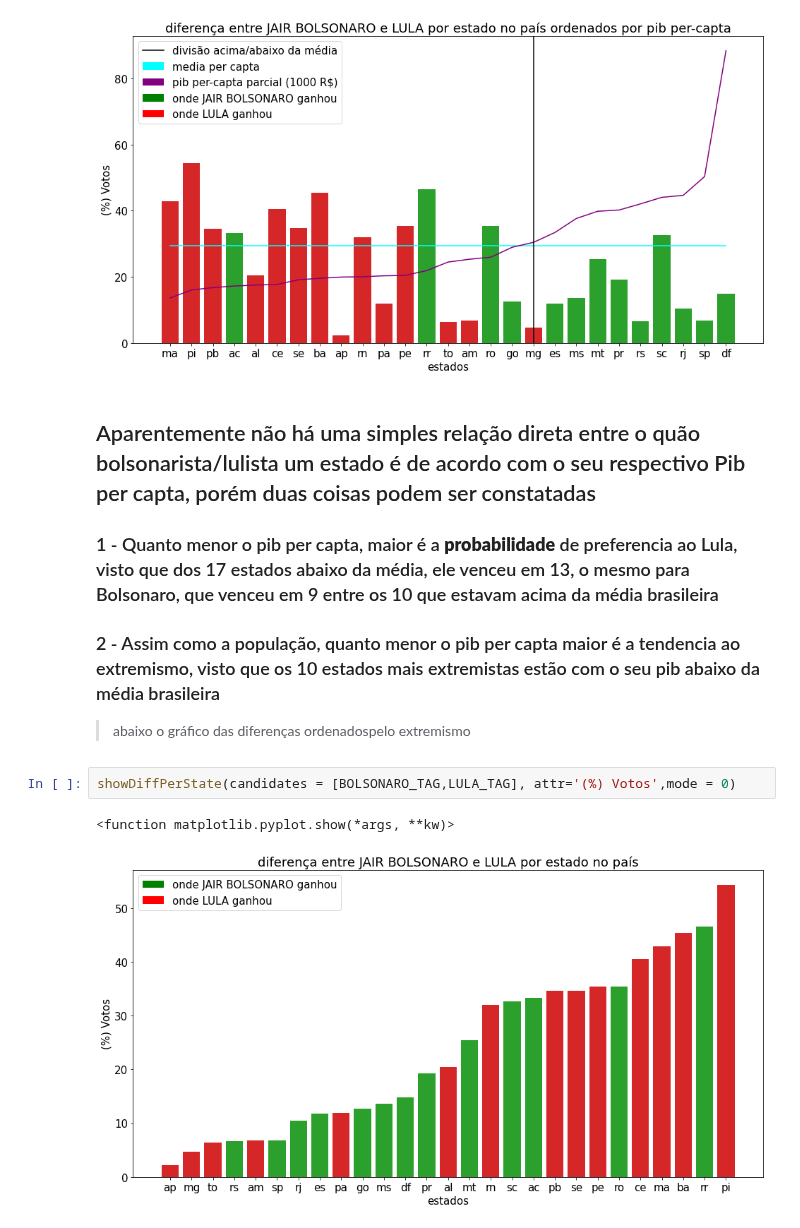
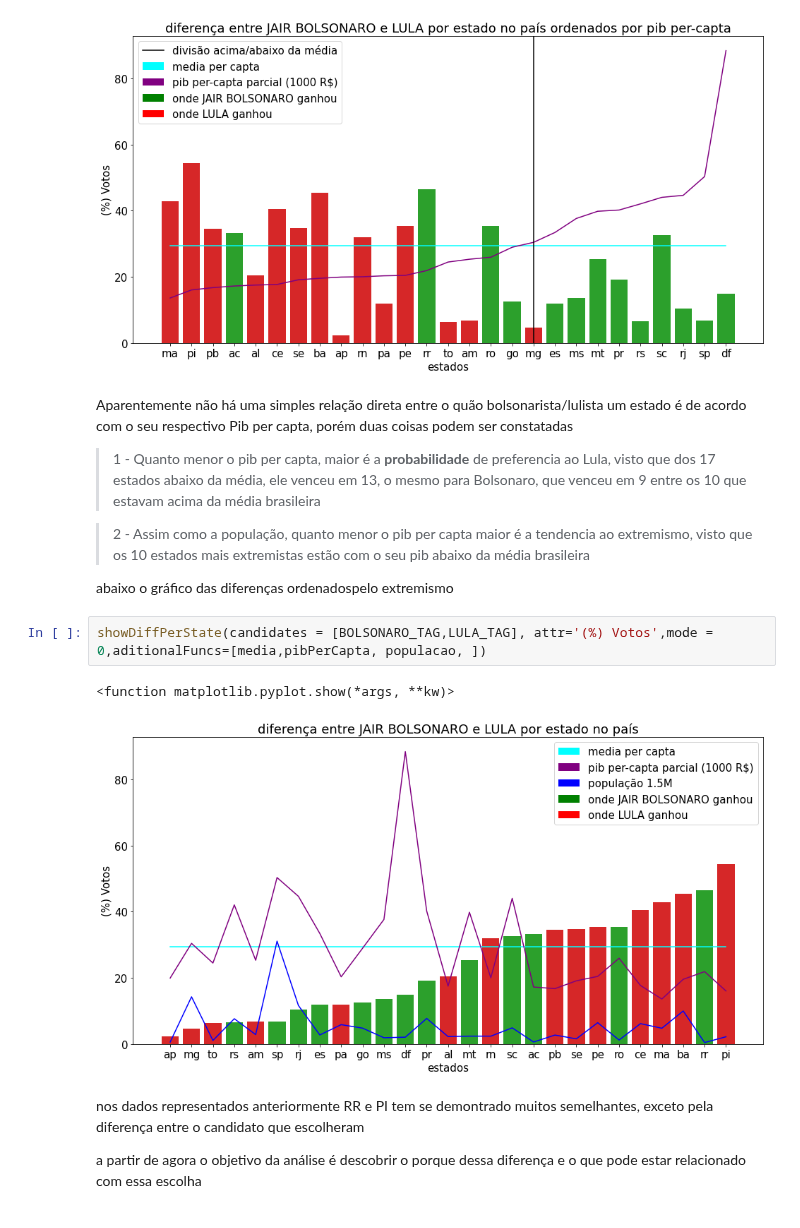
Before and after one commit to luisArthurRodriguesDaSilva/analise-eleicoes-brasileiras-2022, a Jupyter notebook: apresentavel.ipynb, the cells around one changed output. Saved outputs shown, nothing was run; the diff lists cells and outputs as text.

Commit message:
preparação para o bloco seguinte

```diff
--- a/apresentavel.ipynb
+++ b/apresentavel.ipynb
@@ -183,15 +185,19 @@ showDiffPerState(candidates = [BOLSONARO_TAG,LULA_TAG], attr='(%) Votos',mode =
 <function matplotlib.pyplot.show(*args, **kw)>
 [figure]
 # %% [markdown]
-## Aparentemente não há uma simples relação direta entre o quão bolsonarista/lulista um estado é de acordo com o seu respectivo Pib per capta, porém duas coisas podem ser constatadas
+Aparentemente não há uma simples relação direta entre o quão bolsonarista/lulista um estado é de acordo com o seu respectivo Pib per capta, porém duas coisas podem ser constatadas
 
-### 1 - Quanto menor o pib per capta, maior é a **probabilidade** de preferencia ao Lula, visto que dos 17 estados abaixo da média, ele venceu em 13, o mesmo para Bolsonaro, que venceu em 9 entre os 10 que estavam acima da média brasileira
+> 1 - Quanto menor o pib per capta, maior é a **probabilidade** de preferencia ao Lula, visto que dos 17 estados abaixo da média, ele venceu em 13, o mesmo para Bolsonaro, que venceu em 9 entre os 10 que estavam acima da média brasileira
 
-### 2 - Assim como a população, quanto menor o pib per capta maior é a tendencia ao extremismo, visto que os 10 estados mais extremistas estão com o seu pib abaixo da média brasileira
+> 2 - Assim como a população, quanto menor o pib per capta maior é a tendencia ao extremismo, visto que os 10 estados mais extremistas estão com o seu pib abaixo da média brasileira
 
->abaixo o gráfico das diferenças ordenadospelo extremismo
+abaixo o gráfico das diferenças ordenadospelo extremismo
 # %%
-showDiffPerState(candidates = [BOLSONARO_TAG,LULA_TAG], attr='(%) Votos',mode = 0)
+showDiffPerState(candidates = [BOLSONARO_TAG,LULA_TAG], attr='(%) Votos',mode = 0,aditionalFuncs=[media,pibPerCapta, populacao, ])
 # %% [output]
 <function matplotlib.pyplot.show(*args, **kw)>
-[figure, old version]
+[figure, new version]
+# %% [markdown]
+nos dados representados anteriormente RR e PI tem se demontrado muitos semelhantes, exceto pela diferença entre o candidato que escolheram
+
+a partir de agora o objetivo da análise é descobrir o porque dessa diferença e o que pode estar relacionado com essa escolha
```
Also changed, not shown: parts of 3 cells of this notebook.
